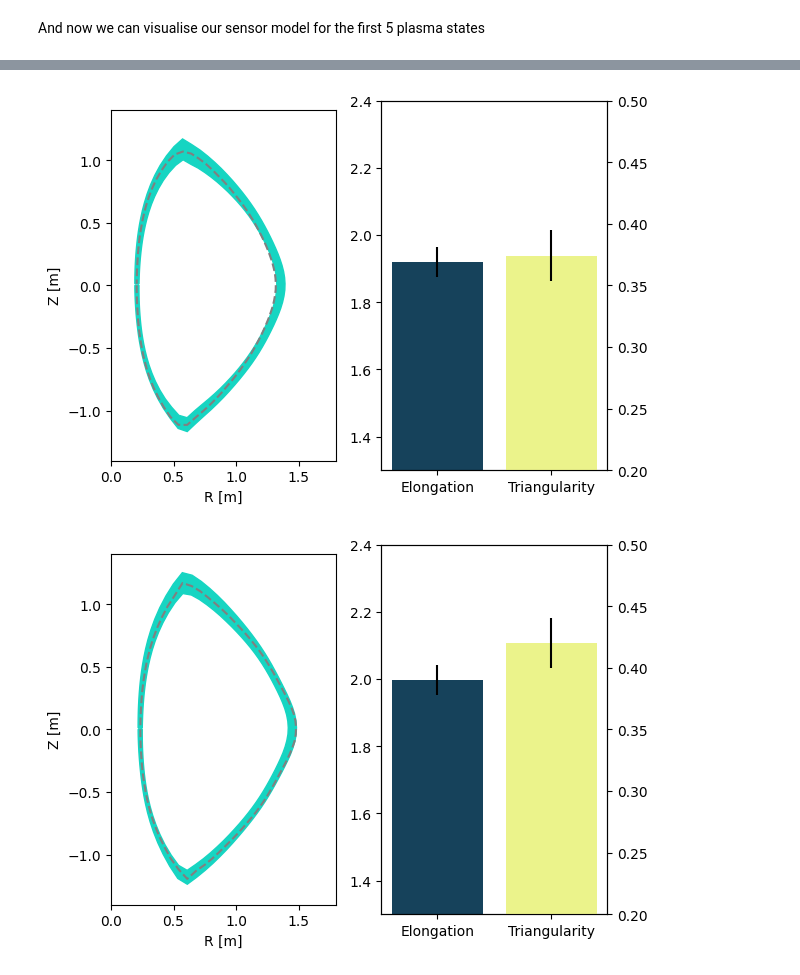
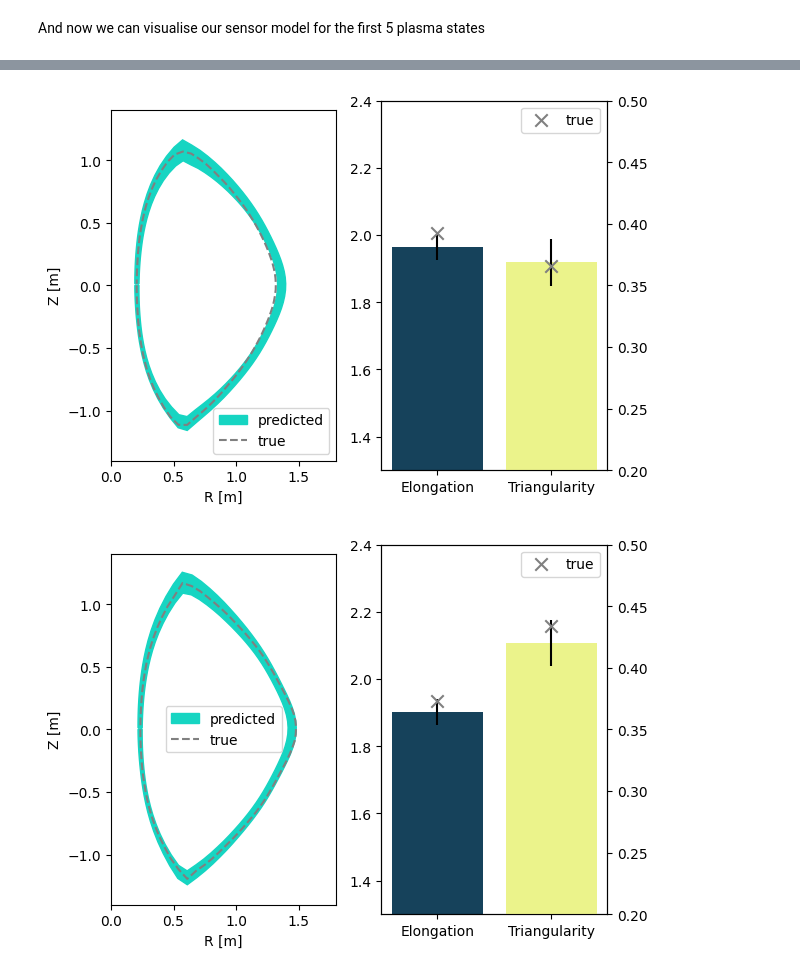
Before and after one commit to digiLab-ai/WM_digiLab_demo, a Jupyter notebook: digiLab_Summerschool_Demo.ipynb, the cells around one changed output, grey strips where cells are left out. Saved outputs shown, nothing was run; the diff lists cells and outputs as text; code cells hidden in the pictures.

```diff
--- a/digiLab_Summerschool_Demo.ipynb
+++ b/digiLab_Summerschool_Demo.ipynb
@@ -200,14 +203,20 @@ Now let's add some more sensors to constrain our probabalistic model further. Tr
 # %%
 random.seed(42)
-number_sensors = 40 # try change the number of sensors we use for our model
+number_sensors = 1 # try change the number of sensors we use for our model
 sensorindices_kept = random.sample(range(1, 125), number_sensors)# chosen sensors
 input_columns = list(df.keys()[sensorindices_kept]) #columns representing sensor readings
+
+# specifies how many dimensions in the latent space
+input_retained_dimensions = 8
+if number_sensors<8:
+    input_retained_dimensions=number_sensors
 
 params = tl.TrainParams(
     train_test_ratio=1,  # Specifies ratio of train data to test data (0.80 = 80% train data and 20% test data)
     estimator="gaussian_process_regression",  # Specifies type of estimation
-    input_retained_dimensions=8,
+    input_retained_dimensions=input_retained_dimensions,
 )
+
 emulator_simple.train(
     dataset=dataset,
     inputs=input_columns,
@@ -320,8 +337,11 @@ df_mean_shape, df_std_shape = emulator_simple.predict(df_eval,verbose=False)
 # %% [markdown]
 And now we can visualise our sensor model for the first 5 plasma states
 # %%
+
 for i in range(5):
+    # create subplots
     fig, axs = plt.subplots(1,2)
+    axs2 = axs[1].twinx()
     # mean and uncertainty of plasma radius
     meansep = df_mean[output_columns_sep].iloc[i]
     stdsep = df_std[output_columns_sep].iloc[i]
@@ -338,14 +358,16 @@ for i in range(5):
     Rtrue=np.array(Rtrue)+central_axisR
 
     # plot separatrix predictions
-    axs[0].fill(Rpred, Zpred, color='#16D5C2')
+    axs[0].fill(Rpred, Zpred, color='#16D5C2',label="predicted")
     # plot actual separatrix
-    axs[0].plot(Rtrue,Ztrue,color="#808080",linestyle="--")
+    axs[0].plot(Rtrue,Ztrue,color="#808080",linestyle="--",label="true")
+
     # plot shape parameter predictions
-    axs2 = axs[1].twinx()
     axs[1].bar(x=["Elongation"],height=df_mean_shape["Elongation"].iloc[i],yerr=df_std_shape["Elongation"].iloc[i],color="#16425B")
     axs2.bar(x=["Triangularity"],height=df_mean_shape["Triangularity"].iloc[i],yerr=df_std_shape["Triangularity"].iloc[i],color="#EBF38B")
-
+    # plot true shape parameters
+    axs[1].scatter(x=0,y=df_eval["Elongation"].iloc[i],marker="x",color="#808080",s=80,zorder=5,label="true")
+    axs2.scatter(x=1,y=df_eval["Triangularity"].iloc[i],marker="x",color="#808080",s=80,zorder=5)
     axs[0].set_xlabel("R [m]")
     axs[0].set_ylabel("Z [m]")
     axs[1].set_ylim([1.3,2.4])
@@ -353,5 +375,7 @@ for i in range(5):
     axs[0].set_xlim([0,1.8])
     axs[0].set_ylim([-1.4,1.4])
     axs[0].set_aspect("equal")
+    axs[0].legend()
+    axs[1].legend()
     plt.show()
 # %% [output]
@@ -361,5 +385,5 @@ for i in range(5):
-[figure, old version]
+[figure, new version]
-[figure, old version]
+[figure, new version]
 # %% [markdown]
 ### Challenge
 
```
Also changed, not shown: parts of 18 cells of this notebook.
